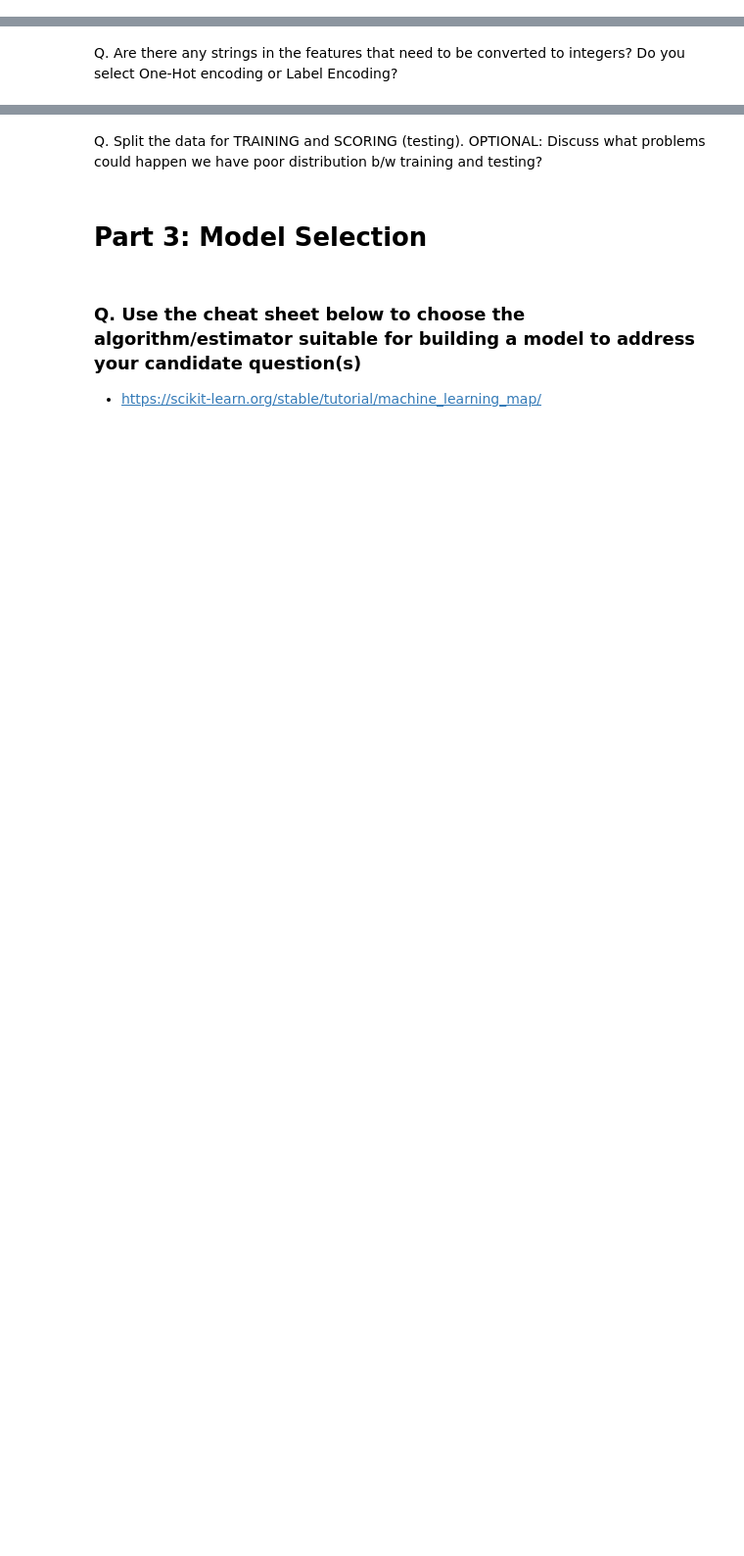
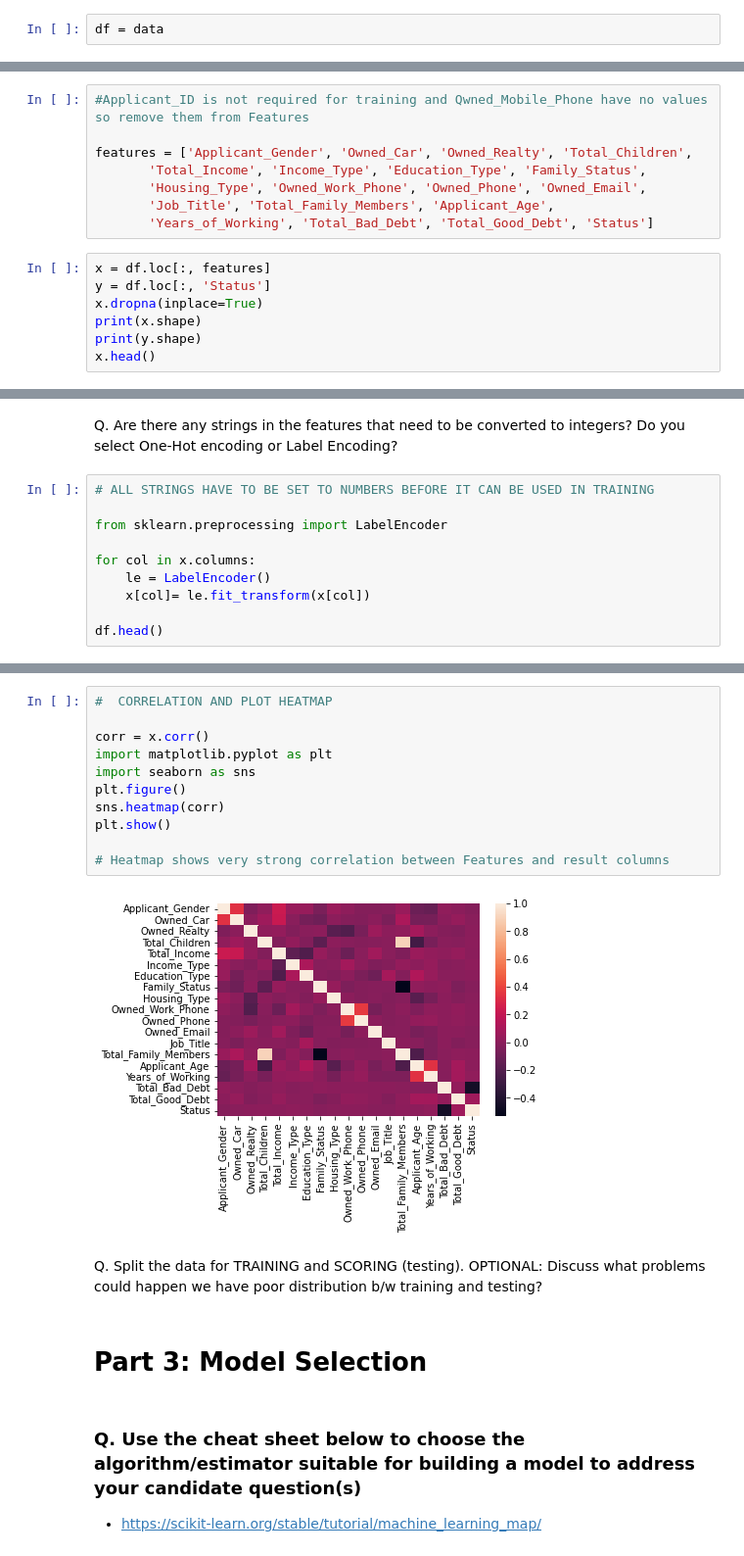
Before and after one commit to ShodekeA/MyProjects, a Jupyter notebook: Credit_card_application_AS.ipynb, the cells around one changed output, grey strips where cells are left out. Shown at 98% size. Cells and saved outputs as stored; diff of their text form; blank space fills up the shorter version.

```diff
--- a/Credit_card_application_AS.ipynb
+++ b/Credit_card_application_AS.ipynb
@@ -39,3 +110,5 @@ data = pd.read_csv('Application_Data.csv')
+# %%
+df = data
 # %% [markdown]
 # Part 2: Data Preparation
 # %% [markdown]
@@ -47,0 +140,15 @@ Q. Is there any correlation in the data? How would you decide which columns to k
+# %%
+#Applicant_ID is not required for training and Qwned_Mobile_Phone have no values so remove them from Features
+
+features = ['Applicant_Gender', 'Owned_Car', 'Owned_Realty', 'Total_Children',
+       'Total_Income', 'Income_Type', 'Education_Type', 'Family_Status',
+       'Housing_Type', 'Owned_Work_Phone', 'Owned_Phone', 'Owned_Email',
+       'Job_Title', 'Total_Family_Members', 'Applicant_Age',
+       'Years_of_Working', 'Total_Bad_Debt', 'Total_Good_Debt', 'Status']
+# %%
+x = df.loc[:, features]
+y = df.loc[:, 'Status']
+x.dropna(inplace=True)
+print(x.shape)
+print(y.shape)
+x.head()
@@ -53,2 +187,12 @@ Q. Are there any outliers in the dataset? What do you do with them?
 # %% [markdown]
 Q. Are there any strings in the features that need to be converted to integers? Do you select One-Hot encoding or Label Encoding?
+# %%
+# ALL STRINGS HAVE TO BE SET TO NUMBERS BEFORE IT CAN BE USED IN TRAINING
+
+from sklearn.preprocessing import LabelEncoder
+
+for col in x.columns:
+    le = LabelEncoder()
+    x[col]= le.fit_transform(x[col])
+
+df.head()
@@ -55,3 +216,16 @@ Q. Are there any strings in the features that need to be converted to integers?
+# %%
+#  CORRELATION AND PLOT HEATMAP
+
+corr = x.corr()
+import matplotlib.pyplot as plt
+import seaborn as sns
+plt.figure()
+sns.heatmap(corr)
+plt.show()
+
+# Heatmap shows very strong correlation between Features and result columns
+# %% [output]
+[figure, added]
 # %% [markdown]
 Q. Split the data for TRAINING and SCORING (testing). OPTIONAL: Discuss what problems could happen we have poor distribution b/w training and testing?
 # %% [markdown]
```
Also changed, not shown: parts of 17 cells of this notebook.
